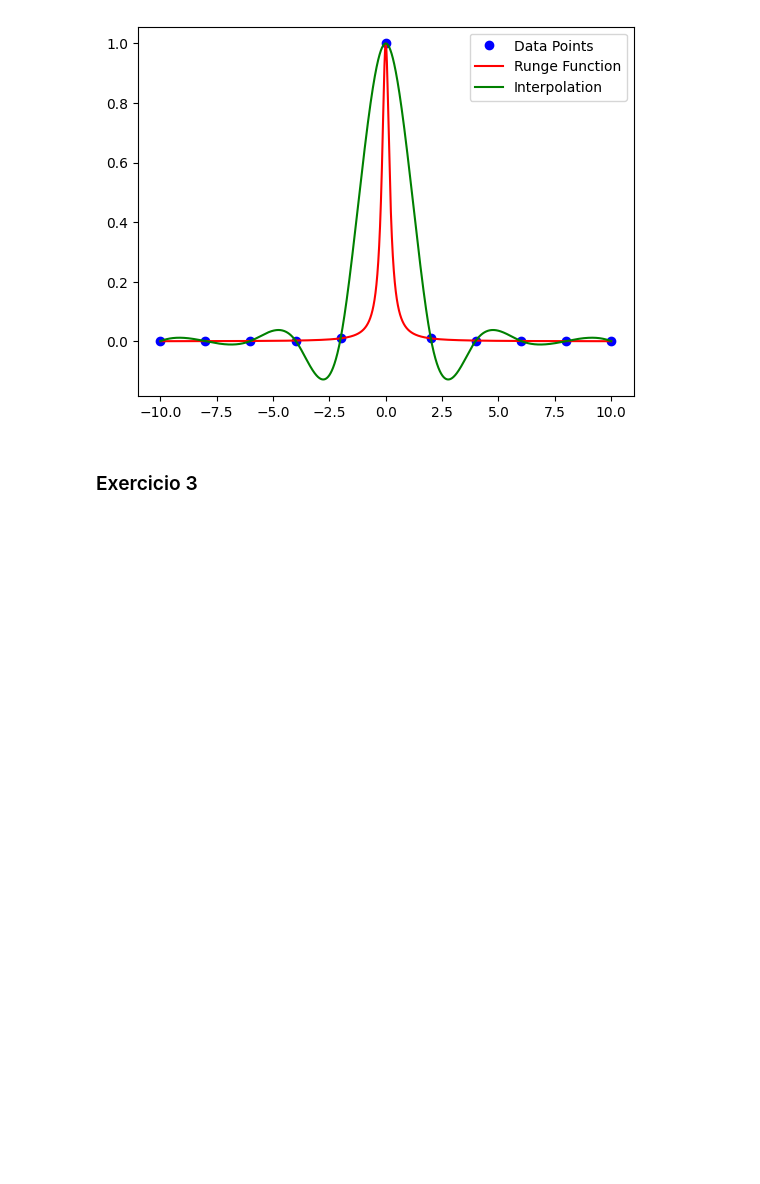
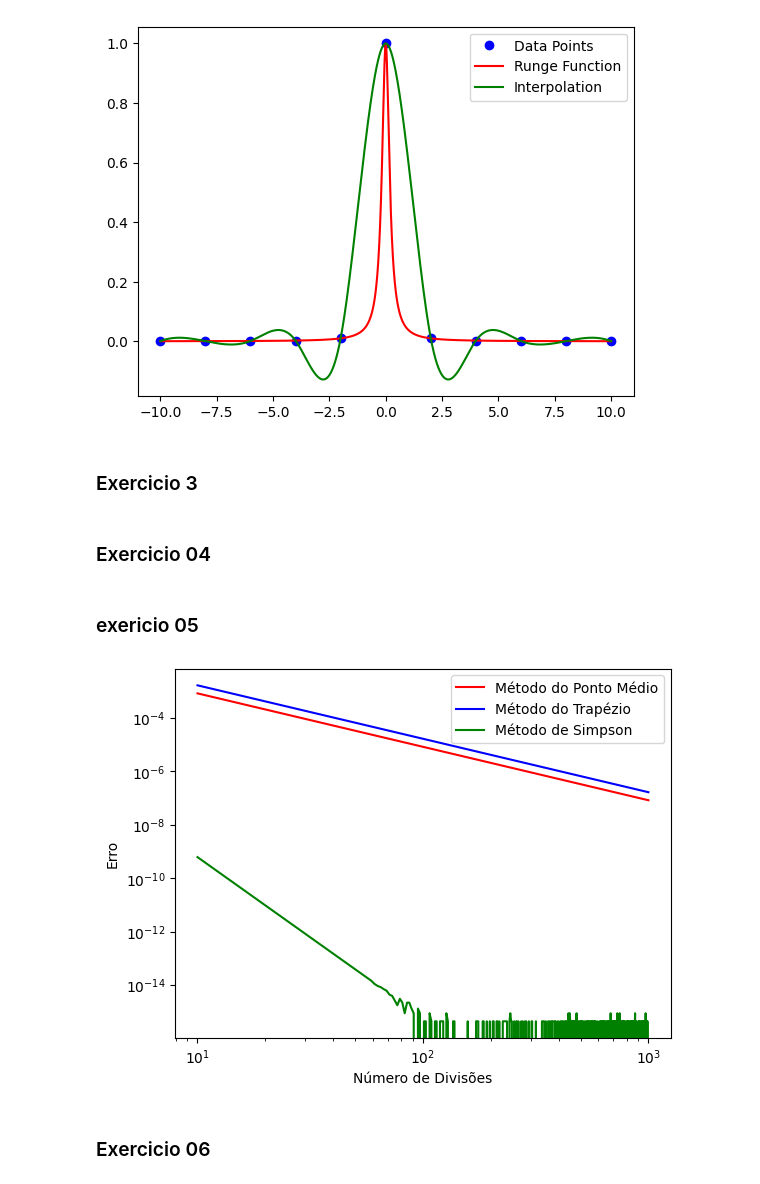
Before and after one commit to caueSordi/lista_5_calc_num, a Jupyter notebook: lista_05.ipynb, the cells around one changed output. Saved outputs shown, nothing was run; the diff lists cells and outputs as text; code cells hidden in the pictures; blank space fills up the shorter version.

```diff
--- a/lista_05.ipynb
+++ b/lista_05.ipynb
@@ -98,6 +98,8 @@ grafico(x2, y2, xeval, yeval, y_resp)
 [figure]
 # %% [markdown]
 ### Exercicio 3
+# %% [markdown]
+### Exercicio 04
 # %%
 documen = open("data.txt", "r")
 data = documen.read().split("\n")
@@ -118,3 +120,5 @@ for i in range(len(data)-1):
     c4.append(dataSplit[3])
 
 documen.close()
+# %% [markdown]
+### exericio 05
@@ -120,0 +152,24 @@ documen.close()
+# %%
+i = np.linspace(10, 10**3, 500, dtype=int)
+a = 0
+b = 1
+
+difmedio, diftrapezio, difsimpson = integral(a, b, i, func)
+
+for j in range(len(i)):
+    difmedio[j] = abs(np.pi - difmedio[j])
+    diftrapezio[j] = abs(np.pi - diftrapezio[j])
+    difsimpson[j] = abs(np.pi - difsimpson[j])
+
+plt.loglog(i, difmedio, 'r', label='Método do Ponto Médio')
+plt.loglog(i, diftrapezio, 'b', label='Método do Trapézio')
+plt.loglog(i, difsimpson, 'g', label='Método de Simpson')
+
+plt.xlabel('Número de Divisões')
+plt.ylabel('Erro')
+plt.legend()
+plt.show()
+# %% [output]
+[figure, added]
+# %% [markdown]
+### Exercicio 06
```
Also changed, not shown: parts of 2 cells of this notebook.
